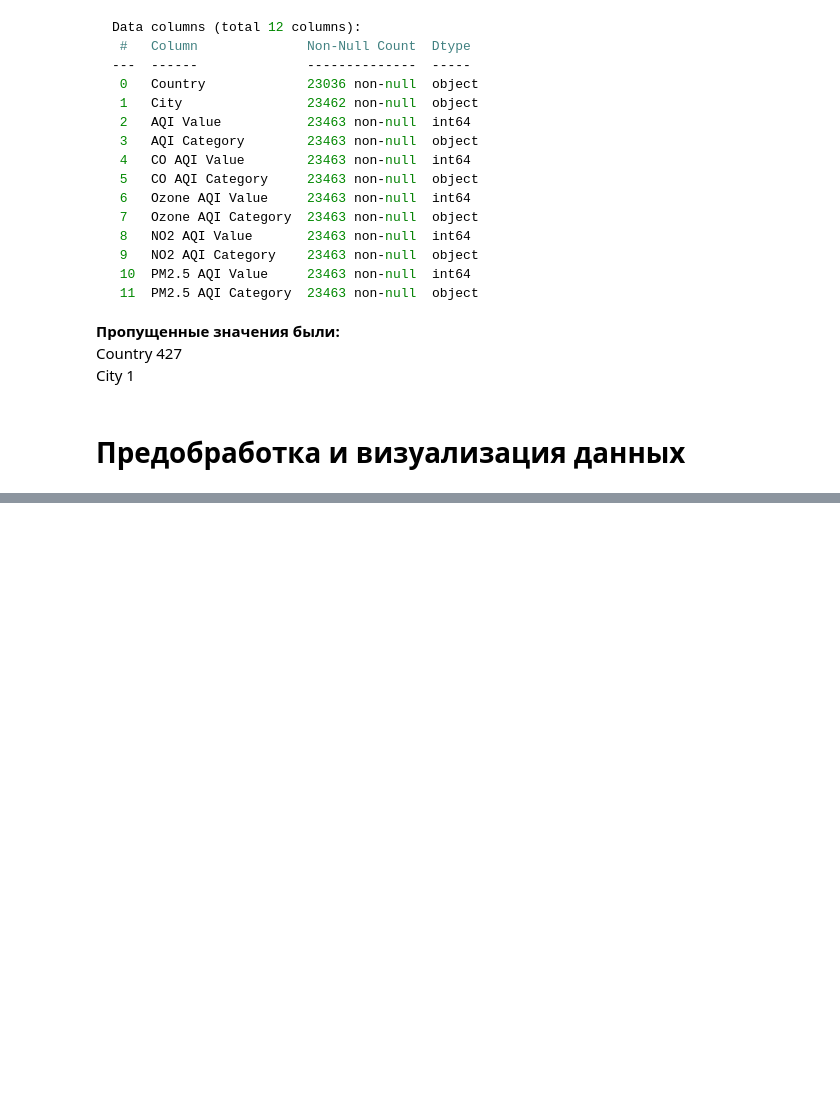
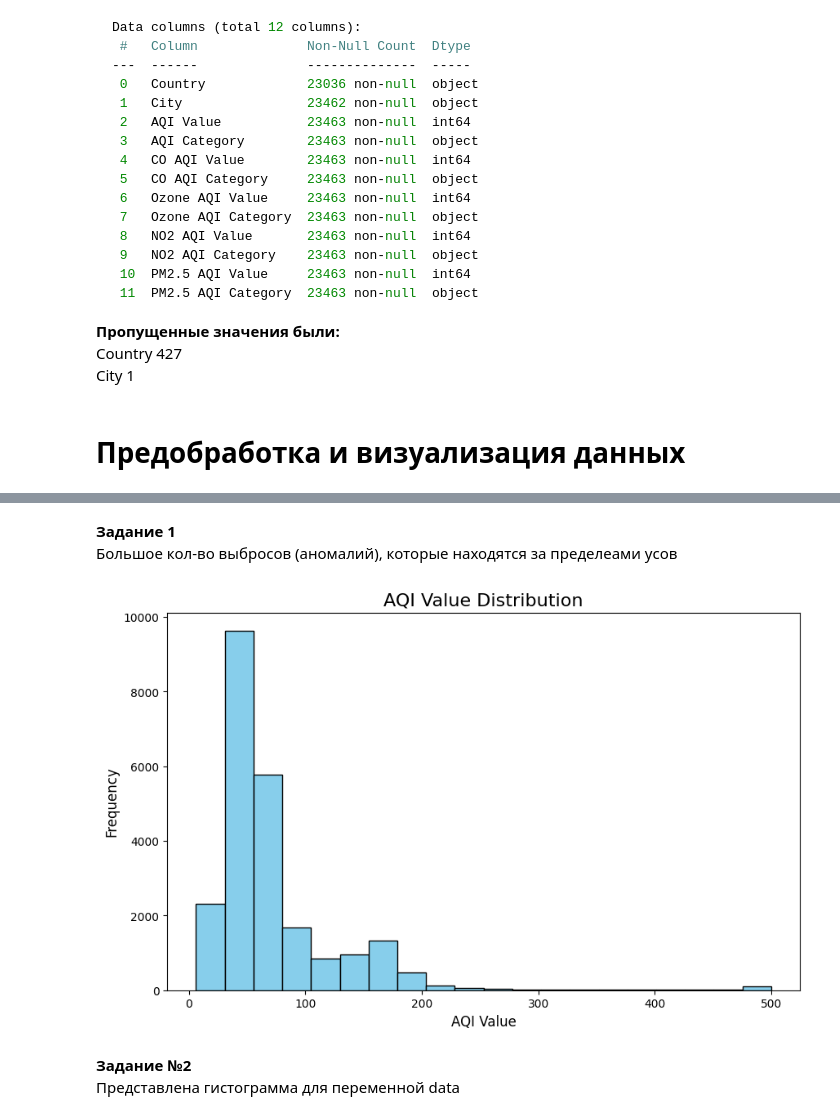
Before and after one commit to igor2271814/Nikolashin_Python_Laba_1, a Jupyter notebook: Nikolashin_I.U_Laba_1.ipynb, the cells around one changed output, grey strips where cells are left out. Saved outputs shown, nothing was run; the diff lists cells and outputs as text; code cells hidden in the pictures; blank space fills up the shorter version.

```diff
--- a/Nikolashin_I.U_Laba_1.ipynb
+++ b/Nikolashin_I.U_Laba_1.ipynb
@@ -139,0 +148,22 @@ data.boxplot()
+# %% [markdown]
+**Задание 1**
+Большое кол-во выбросов (аномалий), которые находятся за пределеами усов
+# %%
+import pandas as pd # Импорт библиотек
+import matplotlib.pyplot as plt # Импорт библиотек
+import numpy as np # Импорт библиотек
+
+data['AQI Value'] = pd.to_numeric(data['AQI Value'], errors='coerce') # Для отбора данных берем столбец AQI Value как показатель качества воздуха
+plt.figure(figsize=(10, 6)) # Задаем размер
+plt.hist(data['AQI Value'].dropna(), bins = 20, color='skyblue', edgecolor='black') # Отсекаем все Nan, задаем шаг в 20 bins и цвет
+
+plt.title('AQI Value Distribution', fontsize=16)
+plt.xlabel('AQI Value', fontsize=12)
+plt.ylabel('Frequency', fontsize=12)
+
+plt.show()
+# %% [output]
+[figure, added]
+# %% [markdown]
+**Задание №2**
+Представлена гистограмма для переменной data
```
Also changed, not shown: parts of 2 cells of this notebook.
